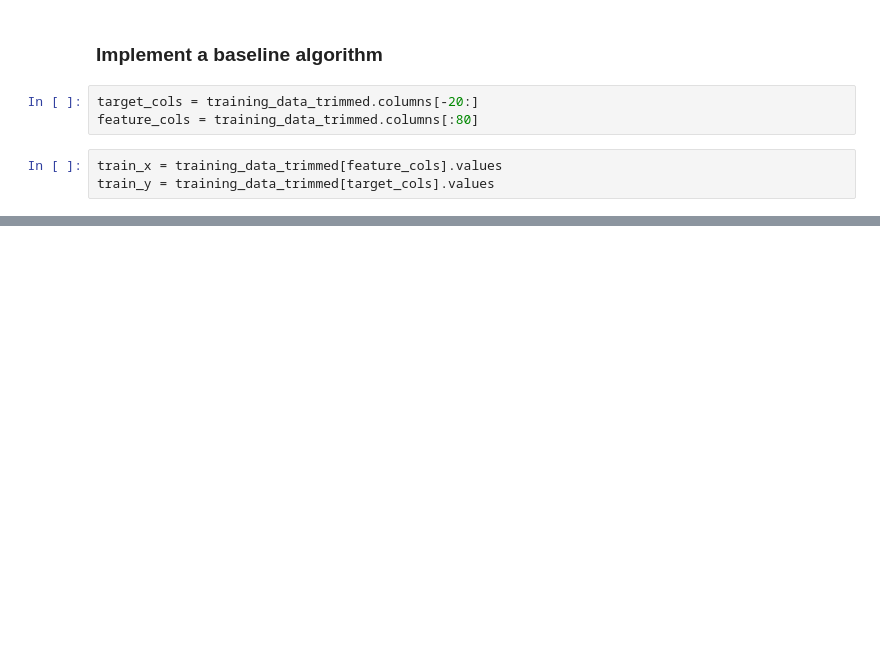
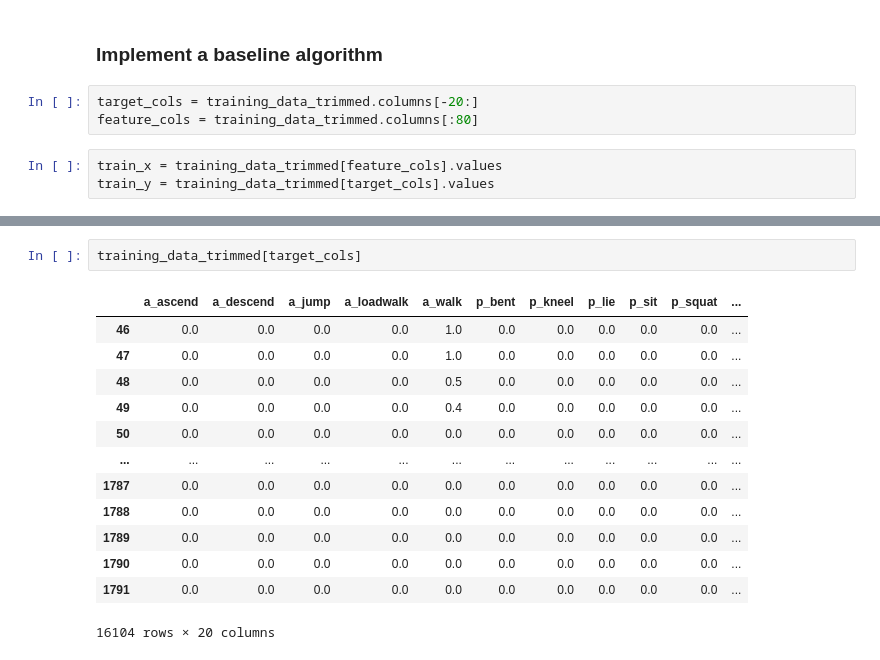
Before and after one commit to OliDeane/Sphere, a Jupyter notebook: Data_Prep.ipynb, the cells around one changed output, grey strips where cells are left out. Saved outputs shown, nothing was run; the diff lists cells and outputs as text; blank space fills up the shorter version.

```diff
--- a/Data_Prep.ipynb
+++ b/Data_Prep.ipynb
@@ -199,0 +213,16 @@ train_y = training_data_trimmed[target_cols].values
+# %%
+training_data_trimmed[target_cols]
+# %% [output]
+|  | a_ascend | a_descend | a_jump | a_loadwalk | a_walk | p_bent | p_kneel | p_lie | p_sit | p_squat | ... |
+| 46 | 0.0 | 0.0 | 0.0 | 0.0 | 1.0 | 0.0 | 0.0 | 0.0 | 0.0 | 0.0 | ... |
+| 47 | 0.0 | 0.0 | 0.0 | 0.0 | 1.0 | 0.0 | 0.0 | 0.0 | 0.0 | 0.0 | ... |
+| 48 | 0.0 | 0.0 | 0.0 | 0.0 | 0.5 | 0.0 | 0.0 | 0.0 | 0.0 | 0.0 | ... |
+| 49 | 0.0 | 0.0 | 0.0 | 0.0 | 0.4 | 0.0 | 0.0 | 0.0 | 0.0 | 0.0 | ... |
+| 50 | 0.0 | 0.0 | 0.0 | 0.0 | 0.0 | 0.0 | 0.0 | 0.0 | 0.0 | 0.0 | ... |
+| ... | ... | ... | ... | ... | ... | ... | ... | ... | ... | ... | ... |
+| 1787 | 0.0 | 0.0 | 0.0 | 0.0 | 0.0 | 0.0 | 0.0 | 0.0 | 0.0 | 0.0 | ... |
+| 1788 | 0.0 | 0.0 | 0.0 | 0.0 | 0.0 | 0.0 | 0.0 | 0.0 | 0.0 | 0.0 | ... |
+| 1789 | 0.0 | 0.0 | 0.0 | 0.0 | 0.0 | 0.0 | 0.0 | 0.0 | 0.0 | 0.0 | ... |
+| 1790 | 0.0 | 0.0 | 0.0 | 0.0 | 0.0 | 0.0 | 0.0 | 0.0 | 0.0 | 0.0 | ... |
+| 1791 | 0.0 | 0.0 | 0.0 | 0.0 | 0.0 | 0.0 | 0.0 | 0.0 | 0.0 | 0.0 | ... |
+16104 rows × 20 columns
```
Also changed, not shown: parts of 2 cells of this notebook.
